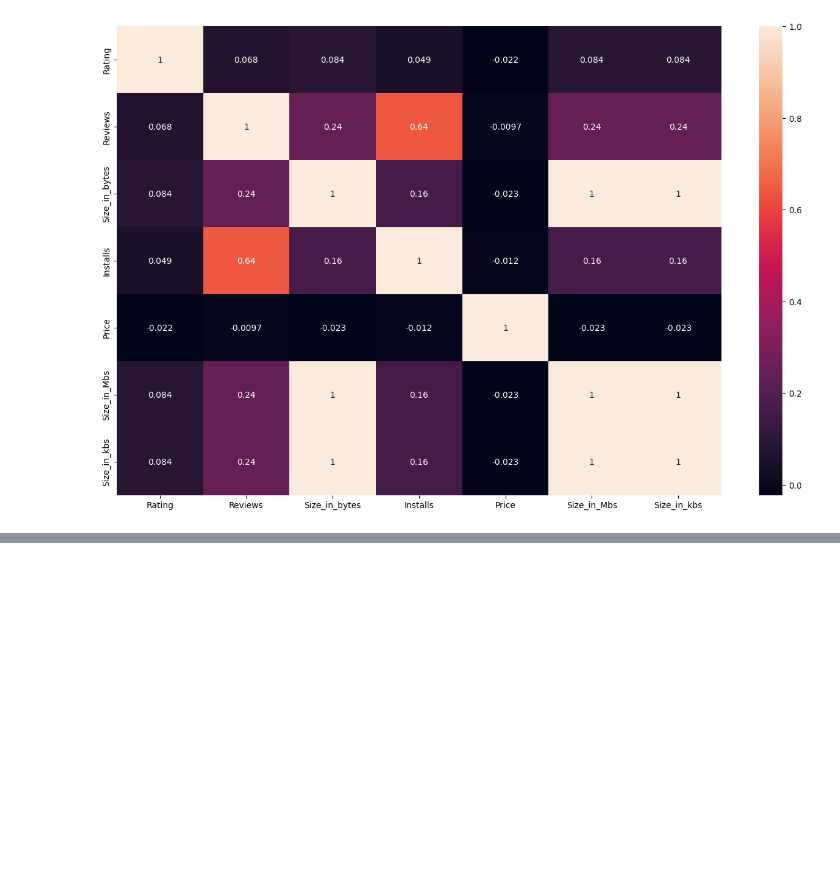
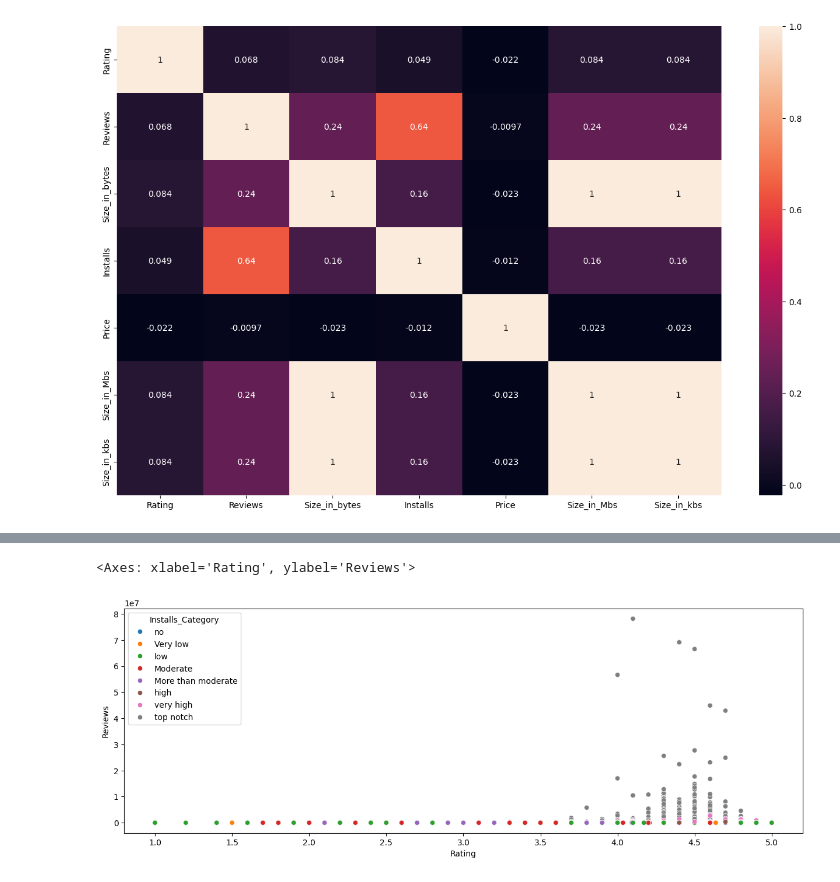
Before and after one commit to summaiyazafar/Learning, a Jupyter notebook: Practice/Python/Complete_EDA/Pandas_tips_and_tricks/outputs/03_Google_play_store_data.ipynb, the cells around one changed output, grey strips where cells are left out. Saved outputs shown, nothing was run; the diff lists cells and outputs as text; code cells hidden in the pictures; blank space fills up the shorter version.

```diff
--- a/Practice/Python/Complete_EDA/Pandas_tips_and_tricks/outputs/03_Google_play_store_data.ipynb
+++ b/Practice/Python/Complete_EDA/Pandas_tips_and_tricks/outputs/03_Google_play_store_data.ipynb
@@ -594,0 +741,7 @@ sns.heatmap(df[numeric_cols].corr(), annot=True)
+# %%
+#Make the scatter plot between Rating, Reviews, and Installs_Category
+plt.figure(figsize=(15,5))#make the figure size
+sns.scatterplot(x='Rating', y='Reviews', hue='Installs_Category', data=df)#plot the scatter plot
+# %% [output]
+<Axes: xlabel='Rating', ylabel='Reviews'>
+[figure, added]
```
Also changed, not shown: parts of 47 cells of this notebook.
